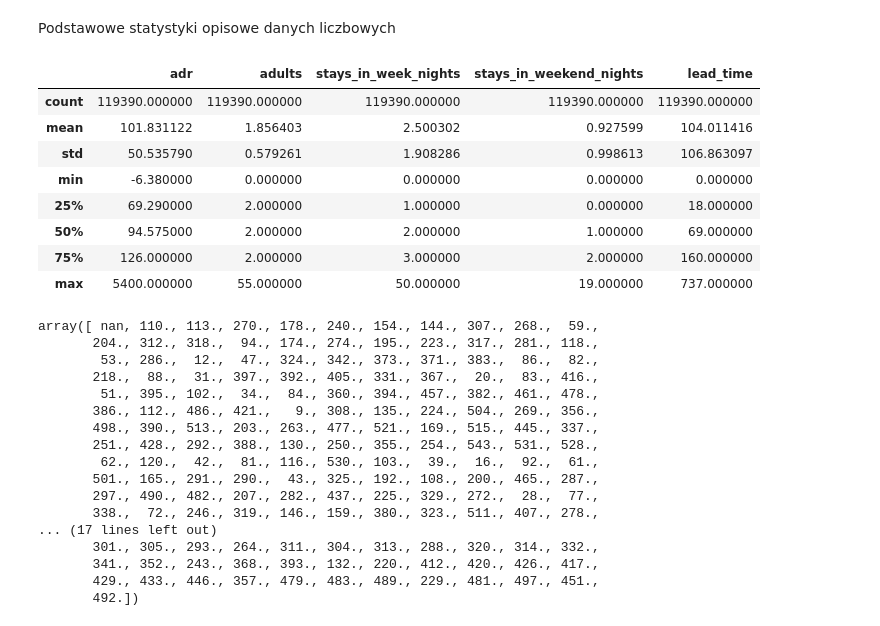
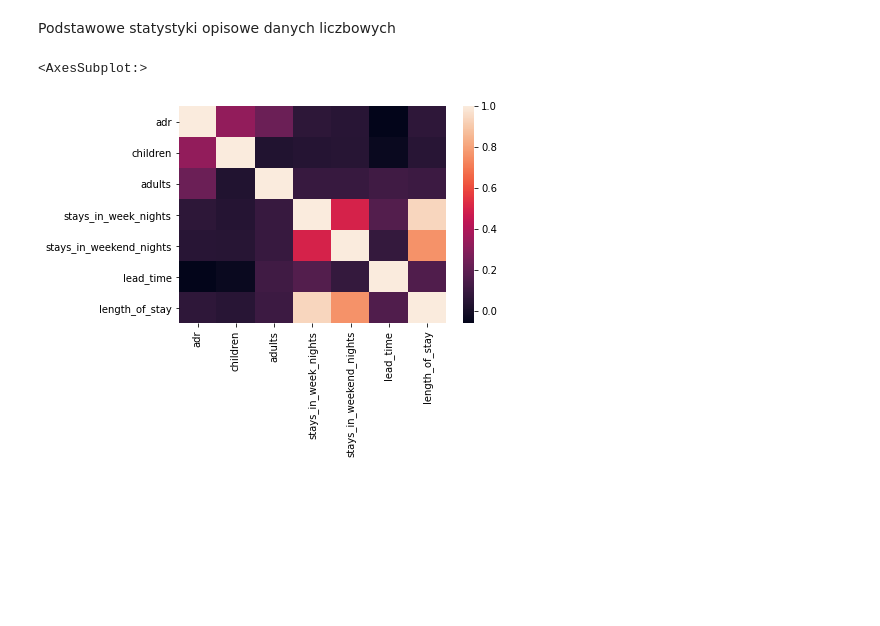
Before and after one commit to kaugustowski/hotel-data-sda, a Jupyter notebook: hotels.ipynb, the cells around one changed output. Saved outputs shown, nothing was run; the diff lists cells and outputs as text; code cells hidden in the pictures; blank space fills up the shorter version.

```diff
--- a/hotels.ipynb
+++ b/hotels.ipynb
@@ -107,35 +155,3 @@ Text(0, 0.5, 'Count')
 [figure]
 # %% [markdown]
 Podstawowe statystyki opisowe danych liczbowych
-# %%
-hotel_df[['adr', 'adults', 'stays_in_week_nights', 'stays_in_weekend_nights', 'lead_time']].describe()
-# %% [output]
-|  | adr | adults | stays_in_week_nights | stays_in_weekend_nights | lead_time |
-| count | 119390.000000 | 119390.000000 | 119390.000000 | 119390.000000 | 119390.000000 |
-| mean | 101.831122 | 1.856403 | 2.500302 | 0.927599 | 104.011416 |
-| std | 50.535790 | 0.579261 | 1.908286 | 0.998613 | 106.863097 |
-| min | -6.380000 | 0.000000 | 0.000000 | 0.000000 | 0.000000 |
-| 25% | 69.290000 | 2.000000 | 1.000000 | 0.000000 | 18.000000 |
-| 50% | 94.575000 | 2.000000 | 2.000000 | 1.000000 | 69.000000 |
-| 75% | 126.000000 | 2.000000 | 3.000000 | 2.000000 | 160.000000 |
-| max | 5400.000000 | 55.000000 | 50.000000 | 19.000000 | 737.000000 |
-# %%
-hotel_df['company'].unique()
-# %% [output]
-array([ nan, 110., 113., 270., 178., 240., 154., 144., 307., 268.,  59.,
-       204., 312., 318.,  94., 174., 274., 195., 223., 317., 281., 118.,
-        53., 286.,  12.,  47., 324., 342., 373., 371., 383.,  86.,  82.,
-       218.,  88.,  31., 397., 392., 405., 331., 367.,  20.,  83., 416.,
-        51., 395., 102.,  34.,  84., 360., 394., 457., 382., 461., 478.,
-       386., 112., 486., 421.,   9., 308., 135., 224., 504., 269., 356.,
-       498., 390., 513., 203., 263., 477., 521., 169., 515., 445., 337.,
-       251., 428., 292., 388., 130., 250., 355., 254., 543., 531., 528.,
-        62., 120.,  42.,  81., 116., 530., 103.,  39.,  16.,  92.,  61.,
-       501., 165., 291., 290.,  43., 325., 192., 108., 200., 465., 287.,
-       297., 490., 482., 207., 282., 437., 225., 329., 272.,  28.,  77.,
-       338.,  72., 246., 319., 146., 159., 380., 323., 511., 407., 278.,
-... (17 lines left out)
-       301., 305., 293., 264., 311., 304., 313., 288., 320., 314., 332.,
-       341., 352., 243., 368., 393., 132., 220., 412., 420., 426., 417.,
-       429., 433., 446., 357., 479., 483., 489., 229., 481., 497., 451.,
-       492.])
@@ -143,0 +158,8 @@ hotel_df['assigned_room_type'].unique()
+# %%
+hotel_numeric=hotel_df[['adr', 'children', 'adults', 'stays_in_week_nights', 'stays_in_weekend_nights', 'lead_time', 'length_of_stay']]
+# hotel_numeric=hotel_df[['adults','lead_time']].describe()
+correlation = hotel_numeric.corr()
+sns.heatmap(correlation)
+# %% [output]
+<AxesSubplot:>
+[figure, added]
```
Also changed, not shown: parts of 14 cells of this notebook.
